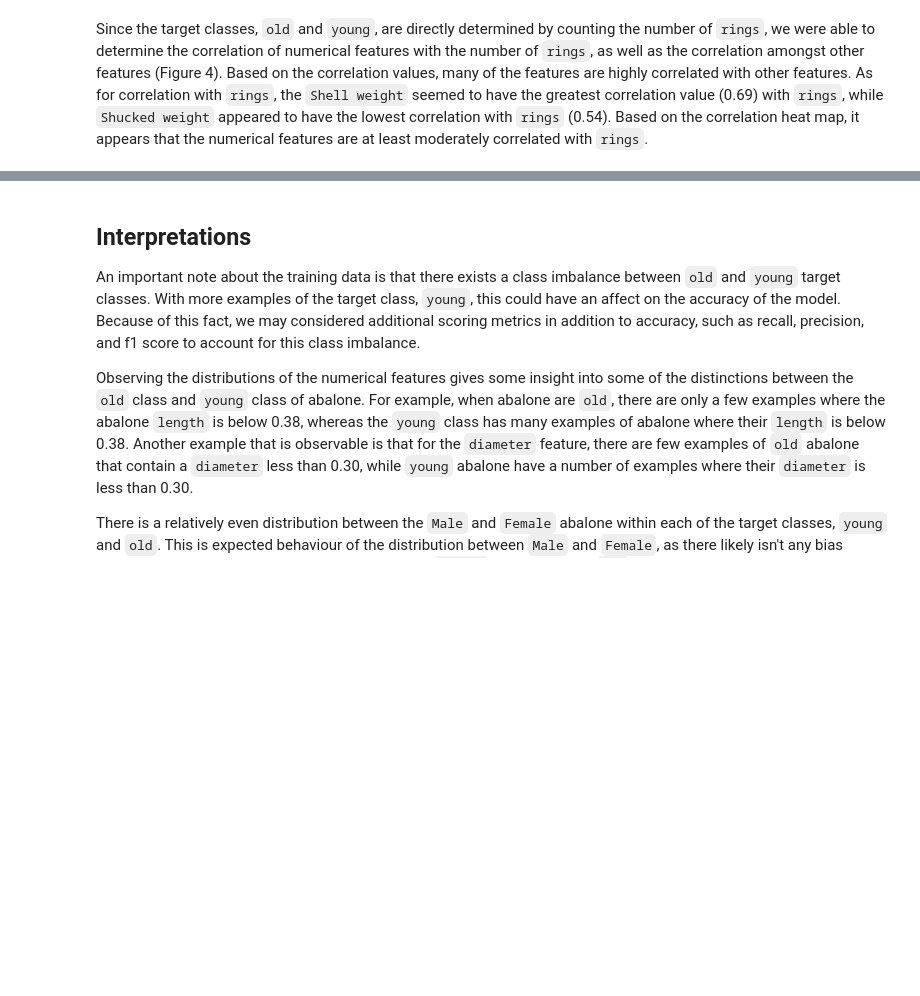
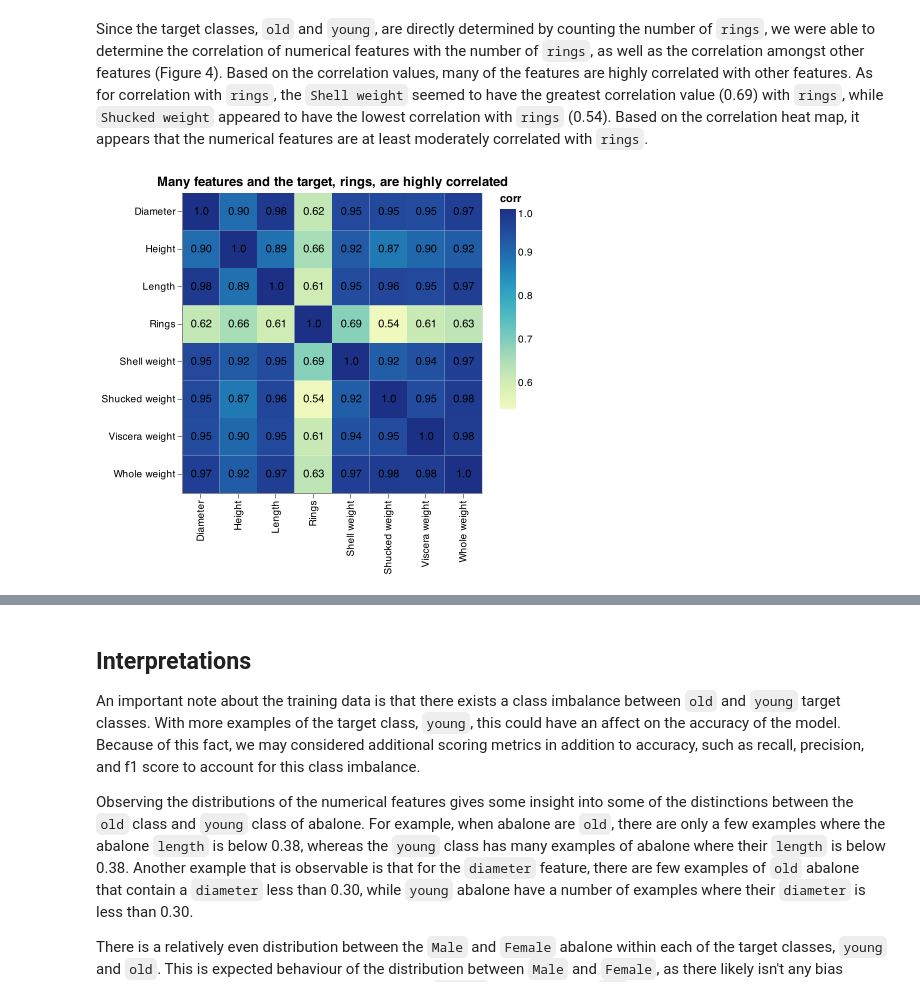
Before and after one commit to veerupandey/abalone_age_classification, a Jupyter notebook: docs/Project_report_milestone2.ipynb, the cells around one changed output, grey strips where cells are left out. Cells and saved outputs as stored; diff of their text form; code cells hidden in the pictures; blank space fills up the shorter version.

```diff
--- a/docs/Project_report_milestone2.ipynb
+++ b/docs/Project_report_milestone2.ipynb
@@ -48,4 +55,8 @@ Observing the distribution of sexes in the training data, there appears to be a
 Figure 3. The distribution of sexes for both classes, young and old, of abalone in the training data
 # %% [markdown]
 Since the target classes, `old` and `young`, are directly determined by counting the number of `rings`, we were able to determine the correlation of numerical features with the number of `rings`, as well as the correlation amongst other features (Figure 4). Based on the correlation values, many of the features are highly correlated with other features. As for correlation with `rings`, the `Shell weight` seemed to have the greatest correlation value (0.69) with `rings`, while `Shucked weight` appeared to have the lowest correlation with `rings` (0.54). Based on the correlation heat map, it appears that the numerical features are at least moderately correlated with `rings`.
+# %%
+Image("../results/eda/correlation_map.png")
+# %% [output]
+[figure, added]
 # %% [markdown]
```
Also changed, not shown: parts of 7 cells of this notebook.
